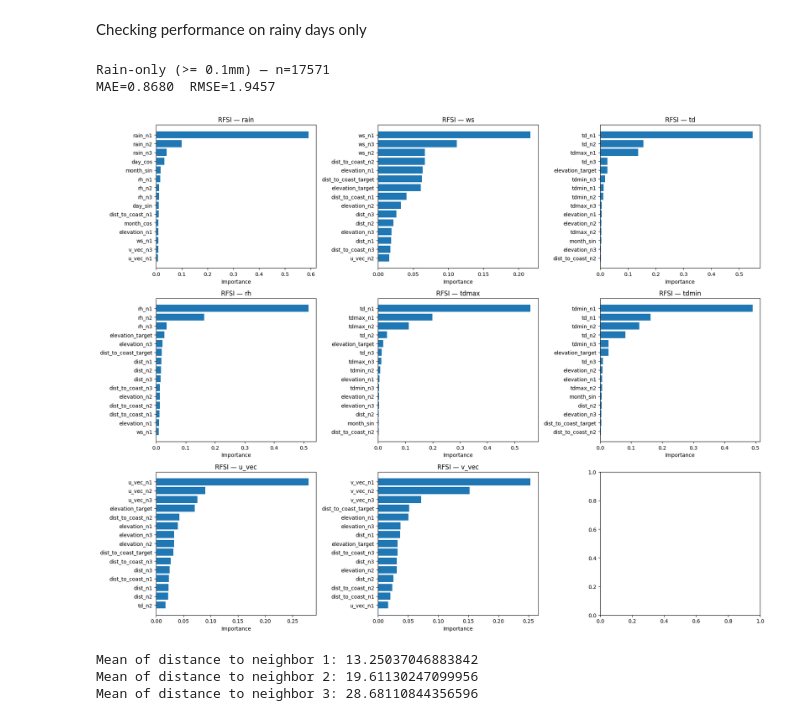
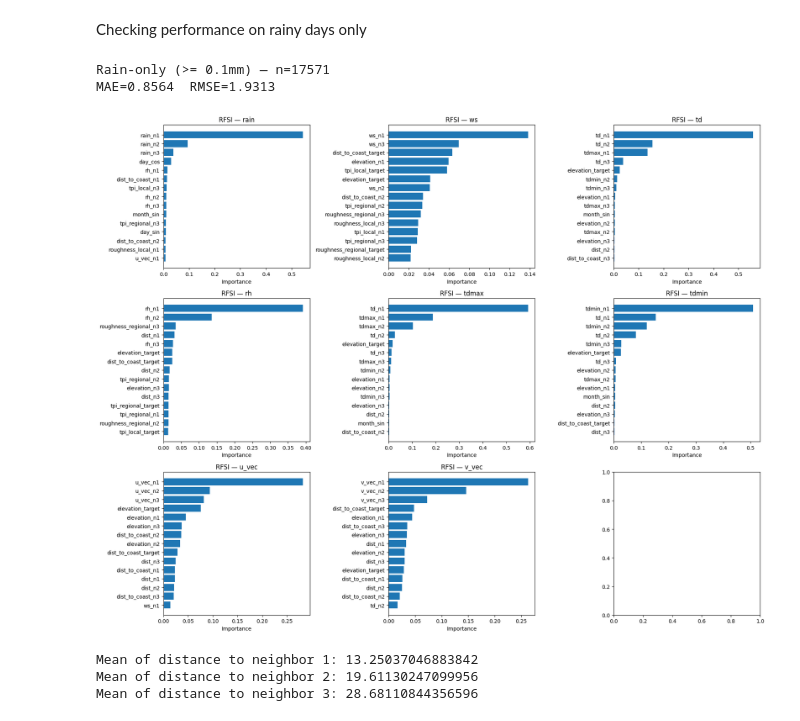
Before and after one commit to jadosh123/SparseData-AI-Precipitation-Forecasting, a Jupyter notebook: src/weather_engine/rfsi.ipynb, the cells around one changed output. Drawn from its saved outputs; the diff is of its cells as text; code cells hidden in the pictures.

Commit message:
Adds 3 new models that use terrain features now, and a new run of rfsi notebook

```diff
--- a/src/weather_engine/rfsi.ipynb
+++ b/src/weather_engine/rfsi.ipynb
@@ -65,18 +63,25 @@ all_X = encode_time_features(all_X)  # Adds month and day encodings
 
 X_train, X_val, y_train, y_val = temporal_split_fold(all_X, all_y)
 
+TERRAIN_FEATURES = ['rain', 'ws', 'rh']
+TERRAIN_COLS = [c for c in X_train.columns if any(c.startswith(p) for p in ['tpi_', 'roughness_'])]
+
 models = {}
 errors = {}
 
 for feature in FEATURES:
     print(f"[{FEATURES.index(feature) + 1}/{len(FEATURES)}] Training RFSI for '{feature}'...", end=' ')
+    drop_cols = [] if feature in TERRAIN_FEATURES else TERRAIN_COLS
+    _x_train = X_train.drop(columns=drop_cols)
+    _x_val = X_val.drop(columns=drop_cols)
+
     if feature == 'rain':
         model = xgb.XGBRegressor(n_jobs=-1, objective='reg:tweedie', tweedie_variance_power=1.5)
     else:
         model = xgb.XGBRegressor(n_jobs=-1, objective='reg:squarederror')
 
-    model.fit(X_train, y_train[feature])
-    preds = model.predict(X_val)
+    model.fit(_x_train, y_train[feature])
+    preds = model.predict(_x_val)
     mae = mean_absolute_error(y_val[feature], preds)
     rmse = root_mean_squared_error(y_val[feature], preds)
     errors[feature] = {'mae': mae, 'rmse': rmse}
@@ -129,26 +133,26 @@ print(f"Rain-only (>= 0.1mm) — n={rain_mask.sum()}")
 print(f"MAE={mae_rain:.4f}  RMSE={rmse_rain:.4f}")
 # %% [output]
 Rain-only (>= 0.1mm) — n=17571
-MAE=0.8680  RMSE=1.9457
+MAE=0.8564  RMSE=1.9313
 # %%
 import matplotlib.pyplot as plt
 
 fig, axes = plt.subplots(3, 3, figsize=(18, 14))
 axes = axes.flatten()
 
 for i, (feature, model) in enumerate(models.items()):
     importances = model.feature_importances_
-    feature_names = X_train.columns
+    feature_names = np.array(model.get_booster().feature_names)
     sorted_idx = importances.argsort()[::-1][:15]  # top 15
 
     axes[i].barh(feature_names[sorted_idx][::-1], importances[sorted_idx][::-1])
     axes[i].set_title(f'RFSI — {feature}')
     axes[i].set_xlabel('Importance')
 
 plt.tight_layout()
 plt.show()
 # %% [output]
-[figure, old version]
+[figure, new version]
 # %%
 n1_dists = station_neighbors["neighbor_1_distance"].mean()
 n2_dists = station_neighbors["neighbor_2_distance"].mean()
```
Also changed, not shown: parts of 6 cells of this notebook, 3 other files.
